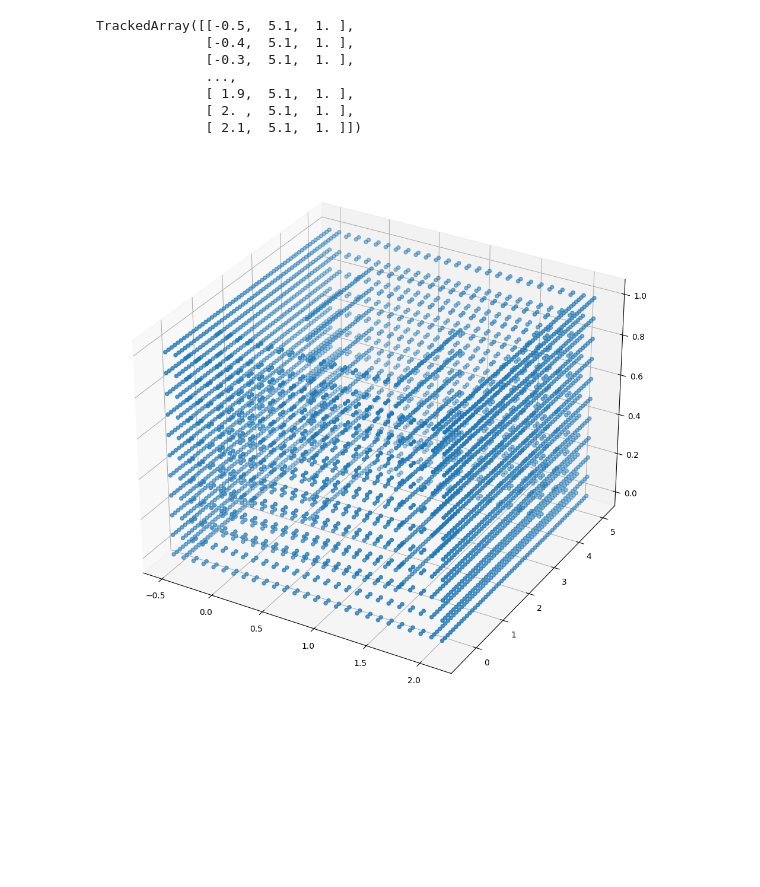
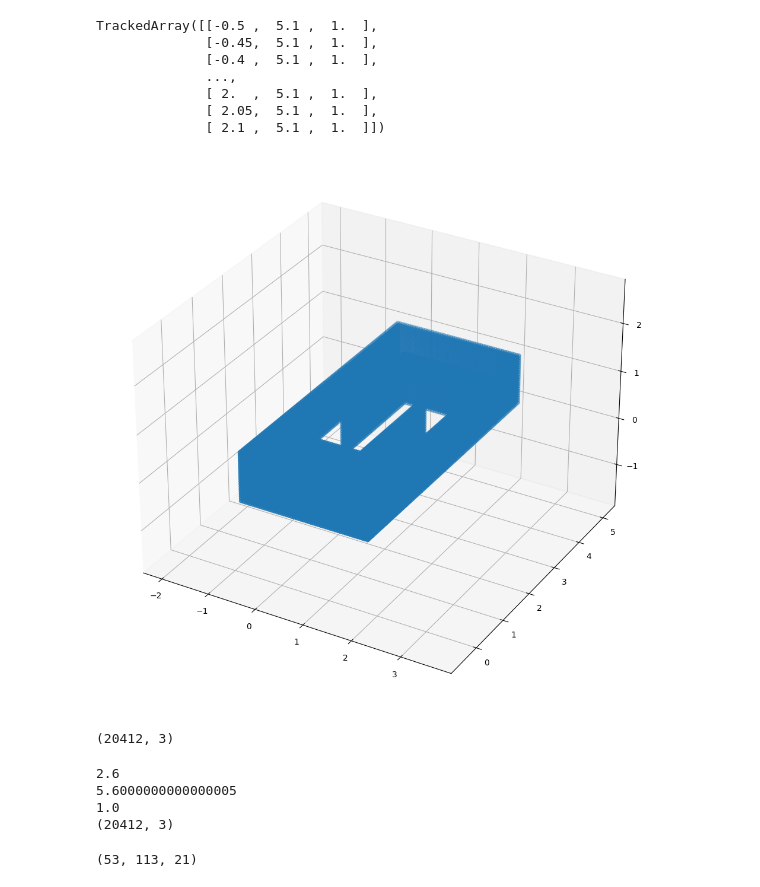
Before and after one commit to KierandeKlerk/PDM_group35, a Jupyter notebook: PDM_project/RRT/main.ipynb, the cells around one changed output. Saved outputs shown, nothing was run; the diff lists cells and outputs as text; code cells hidden in the pictures; blank space fills up the shorter version.

```diff
--- a/PDM_project/RRT/main.ipynb
+++ b/PDM_project/RRT/main.ipynb
@@ -10,20 +11,21 @@ mesh = trimesh.load_mesh(pkg_resources.resource_filename('quadrotor_project', 'a
 # %%
-angel_voxel = mesh.voxelized(0.1)
+angel_voxel = mesh.voxelized(0.05)
 # %%
 angel_voxel.points
 # %% [output]
-TrackedArray([[-0.5,  5.1,  1. ],
-              [-0.4,  5.1,  1. ],
-              [-0.3,  5.1,  1. ],
+TrackedArray([[-0.5 ,  5.1 ,  1.  ],
+              [-0.45,  5.1 ,  1.  ],
+              [-0.4 ,  5.1 ,  1.  ],
               ...,
-              [ 1.9,  5.1,  1. ],
-              [ 2. ,  5.1,  1. ],
-              [ 2.1,  5.1,  1. ]])
+              [ 2.  ,  5.1 ,  1.  ],
+              [ 2.05,  5.1 ,  1.  ],
+              [ 2.1 ,  5.1 ,  1.  ]])
 # %%
 fig = plt.figure(figsize=(12, 12))
 ax = fig.add_subplot(projection='3d')
 
 ax.scatter(angel_voxel.points[:, 0], angel_voxel.points[:, 1],angel_voxel.points[:, 2])
+ax.set_aspect('equal')
 plt.show()
 # %% [output]
-[figure, old version]
+[figure, new version]
@@ -31,0 +32,5 @@ C:\Users\Amin\Documents\VSCode\SchoolRRT3DShit\main.ipynb
+# %%
+points = np.array(angel_voxel.points)
+points.shape
+# %% [output]
+(20412, 3)
@@ -31,0 +45,19 @@ C:\Users\Amin\Documents\VSCode\SchoolRRT3DShit\main.ipynb
+# %%
+grid = np.zeros(shape=(len(np.unique(points[:,0])),len(np.unique(points[:,1])) , len(np.unique(points[:,2]))))
+grid.shape
+
+points_max = points.max(axis = 0)
+points_scaled = points/points_max*(np.asarray(grid.shape)-1)
+
+print(points.shape)
+# %% [output]
+2.6
+5.6000000000000005
+1.0
+(20412, 3)
+# %%
+for x,y,z in points_scaled:
+    grid[round(x), round(y), round(z)] = 1
+print(grid.shape)
+# %% [output]
+(53, 113, 21)
```
Also changed, not shown: parts of 9 cells of this notebook, 4 other files.
